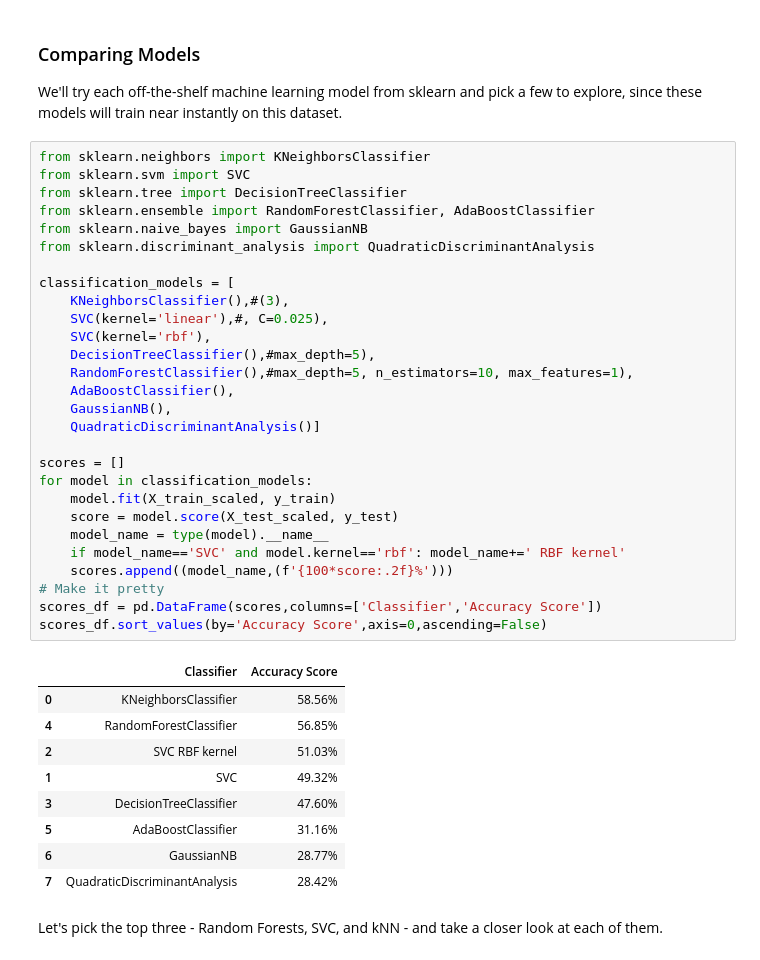
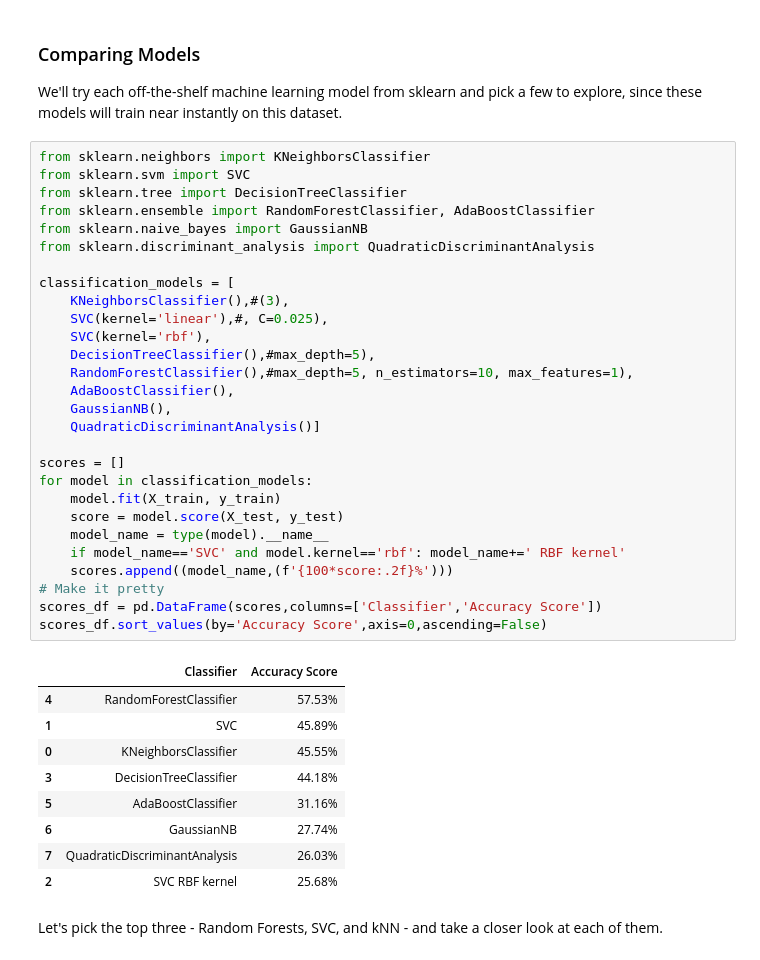
Before and after one commit to amandajeng19/Week3-ClassicML, a Jupyter notebook: Week_3_MachineLearning.ipynb, the cells around one changed output. Drawn from its saved outputs; the diff is of its cells as text.

```diff
--- a/Week_3_MachineLearning.ipynb
+++ b/Week_3_MachineLearning.ipynb
@@ -432,41 +432,41 @@ We'll try each off-the-shelf machine learning model from sklearn and pick a few
 # %%
 from sklearn.neighbors import KNeighborsClassifier
 from sklearn.svm import SVC
 from sklearn.tree import DecisionTreeClassifier
 from sklearn.ensemble import RandomForestClassifier, AdaBoostClassifier
 from sklearn.naive_bayes import GaussianNB
 from sklearn.discriminant_analysis import QuadraticDiscriminantAnalysis
 
 classification_models = [
     KNeighborsClassifier(),#(3),
     SVC(kernel='linear'),#, C=0.025),
     SVC(kernel='rbf'),
     DecisionTreeClassifier(),#max_depth=5),
     RandomForestClassifier(),#max_depth=5, n_estimators=10, max_features=1),
     AdaBoostClassifier(),
     GaussianNB(),
     QuadraticDiscriminantAnalysis()]
 
 scores = []
 for model in classification_models:
-    model.fit(X_train_scaled, y_train)
-    score = model.score(X_test_scaled, y_test)
+    model.fit(X_train, y_train)
+    score = model.score(X_test, y_test)
     model_name = type(model).__name__
     if model_name=='SVC' and model.kernel=='rbf': model_name+=' RBF kernel'
     scores.append((model_name,(f'{100*score:.2f}%')))
 # Make it pretty
 scores_df = pd.DataFrame(scores,columns=['Classifier','Accuracy Score'])
 scores_df.sort_values(by='Accuracy Score',axis=0,ascending=False)
 # %% [output]
 |  | Classifier | Accuracy Score |
-| 0 | KNeighborsClassifier | 58.56% |
-| 4 | RandomForestClassifier | 56.85% |
-| 2 | SVC RBF kernel | 51.03% |
-| 1 | SVC | 49.32% |
-| 3 | DecisionTreeClassifier | 47.60% |
+| 4 | RandomForestClassifier | 57.53% |
+| 1 | SVC | 45.89% |
+| 0 | KNeighborsClassifier | 45.55% |
+| 3 | DecisionTreeClassifier | 44.18% |
 | 5 | AdaBoostClassifier | 31.16% |
-| 6 | GaussianNB | 28.77% |
-| 7 | QuadraticDiscriminantAnalysis | 28.42% |
+| 6 | GaussianNB | 27.74% |
+| 7 | QuadraticDiscriminantAnalysis | 26.03% |
+| 2 | SVC RBF kernel | 25.68% |
 # %% [markdown]
 Let's pick the top three - Random Forests, SVC, and kNN - and take a closer look at each of them.
 # %% [markdown]
```
Also changed, not shown: parts of 4 cells of this notebook.
